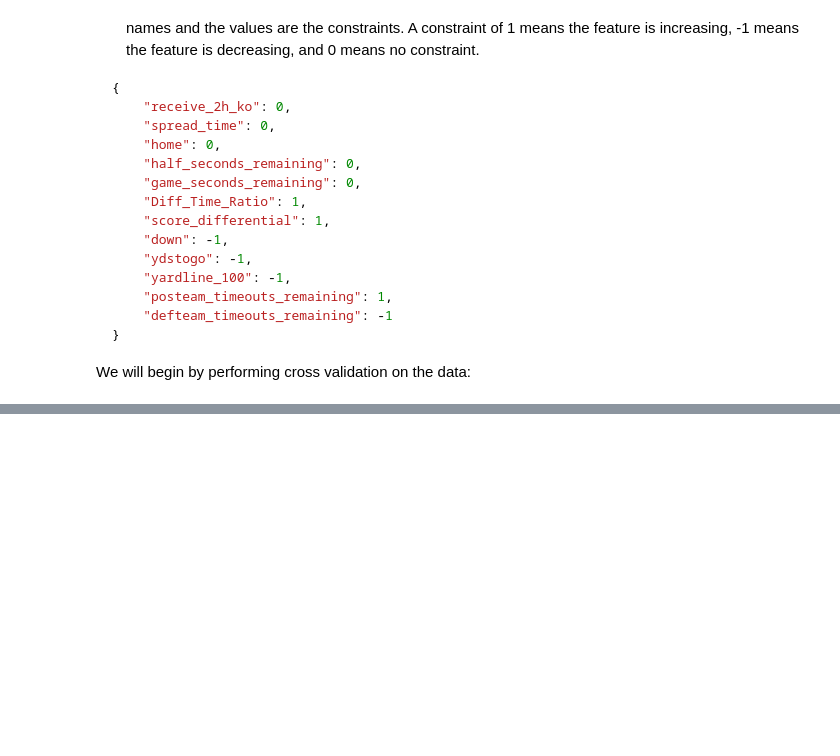
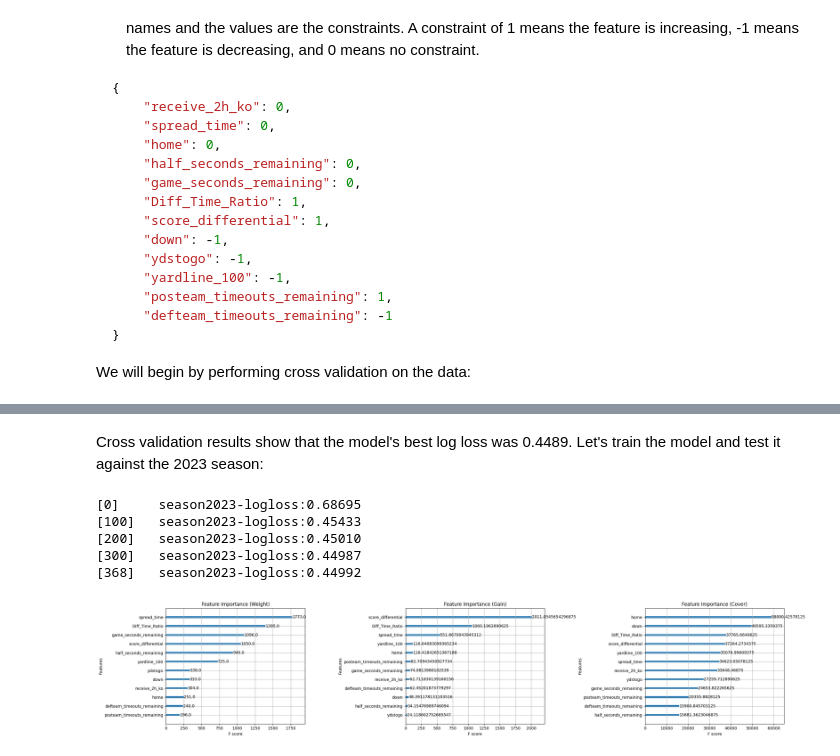
Before and after one commit to jonathanelbailey/nfl-data-models, a Jupyter notebook: notebooks/exploration/eda_nfl_wp_models.ipynb, the cells around one changed output, grey strips where cells are left out. Saved outputs shown, nothing was run; the diff lists cells and outputs as text; code cells hidden in the pictures; blank space fills up the shorter version.

Commit message:
finalizing model evaluation

```diff
--- a/notebooks/exploration/eda_nfl_wp_models.ipynb
+++ b/notebooks/exploration/eda_nfl_wp_models.ipynb
@@ -775,0 +255,30 @@ The models tested showed varying levels of performance. The original author's mo
+# %% [markdown]
+Cross validation results show that the model's best log loss was 0.4489.  Let's train the model and test it against the 2023 season:
+# %%
+train_data = cal_data.loc[cal_data['season'] < 2023]
+test_data = cal_data.loc[cal_data['season'] == 2023]
+
+dtrain = xgb.DMatrix(train_data.loc[:, ~train_data.columns.isin(['season', 'game_id', 'label'])], label=train_data['label'])
+dtest = xgb.DMatrix(test_data.loc[:, ~test_data.columns.isin(['season', 'game_id', 'label'])], label=test_data['label'])
+
+bst = xgb.train(params=params, dtrain=dtrain, num_boost_round=10000, early_stopping_rounds=50, maximize=False, verbose_eval=100, evals=[(dtest, 'season2023')])
+# %% [output]
+[0]     season2023-logloss:0.68695
+[100]   season2023-logloss:0.45433
+[200]   season2023-logloss:0.45010
+[300]   season2023-logloss:0.44987
+[368]   season2023-logloss:0.44992
+# %%
+from matplotlib import pyplot as plt
+
+xgb_plot = xgb.plot_importance
+
+fig, ax = plt.subplots(1, 3, figsize=(25, 5))
+
+xgb_plot(bst, importance_type='weight', ax=ax[0], title='Feature Importance (Weight)')
+xgb_plot(bst, importance_type='gain', ax=ax[1], title='Feature Importance (Gain)')
+xgb_plot(bst, importance_type='cover', ax=ax[2], title='Feature Importance (Cover)')
+
+plt.tight_layout()
+# %% [output]
+[figure, added]
```
Also changed, not shown: parts of 69 cells of this notebook, 2 other files.
